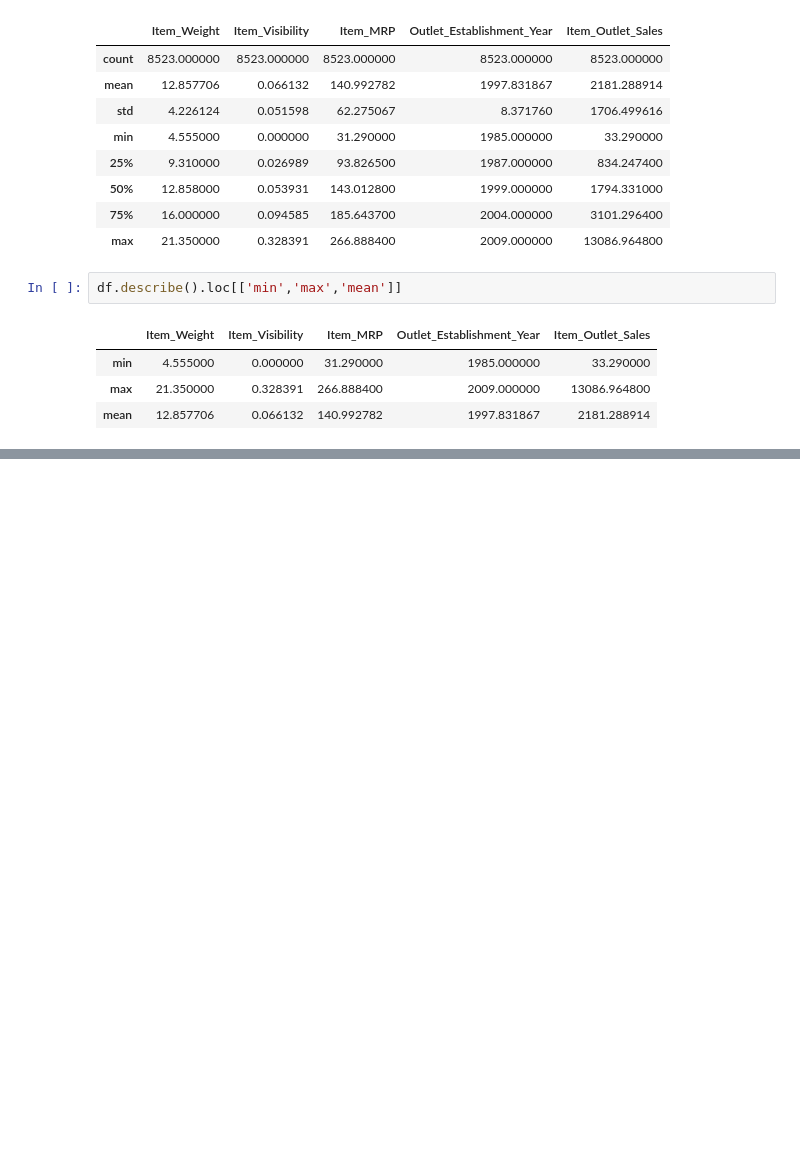
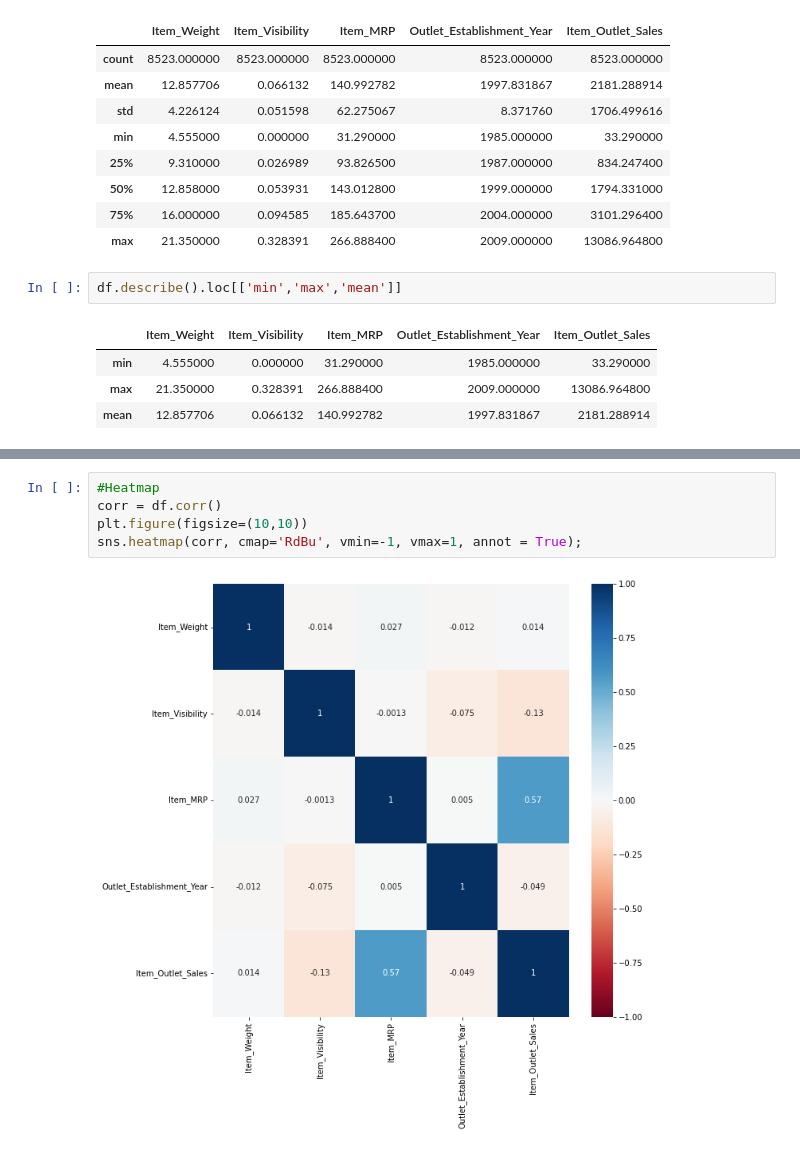
Before and after one commit to mikemenj/sales-predictions, a Jupyter notebook: Sales_Predicitons.ipynb, the cells around one changed output, grey strips where cells are left out. Saved outputs shown, nothing was run; the diff lists cells and outputs as text; blank space fills up the shorter version.

```diff
--- a/Sales_Predicitons.ipynb
+++ b/Sales_Predicitons.ipynb
@@ -195,0 +258,7 @@ df.describe().loc[['min','max','mean']]
+# %%
+#Heatmap
+corr = df.corr()
+plt.figure(figsize=(10,10))
+sns.heatmap(corr, cmap='RdBu', vmin=-1, vmax=1, annot = True);
+# %% [output]
+[figure, added]
```
Also changed, not shown: parts of 6 cells of this notebook.
